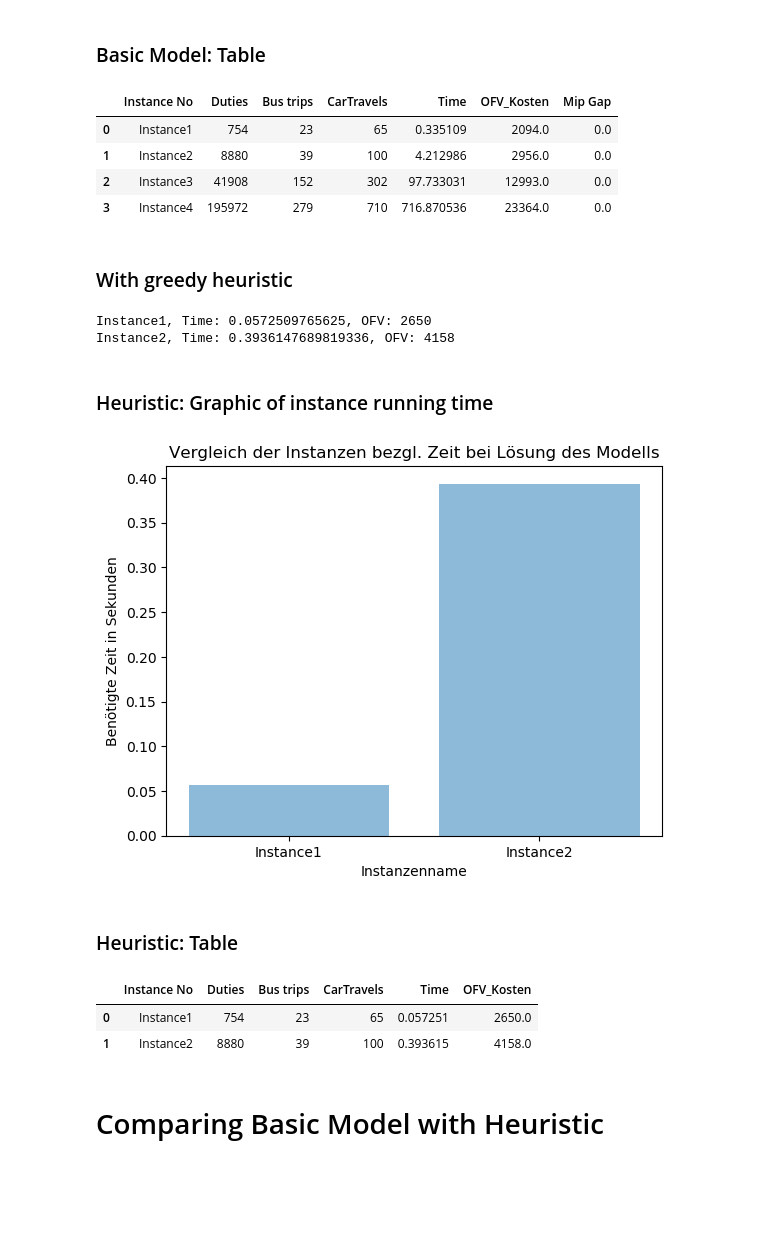
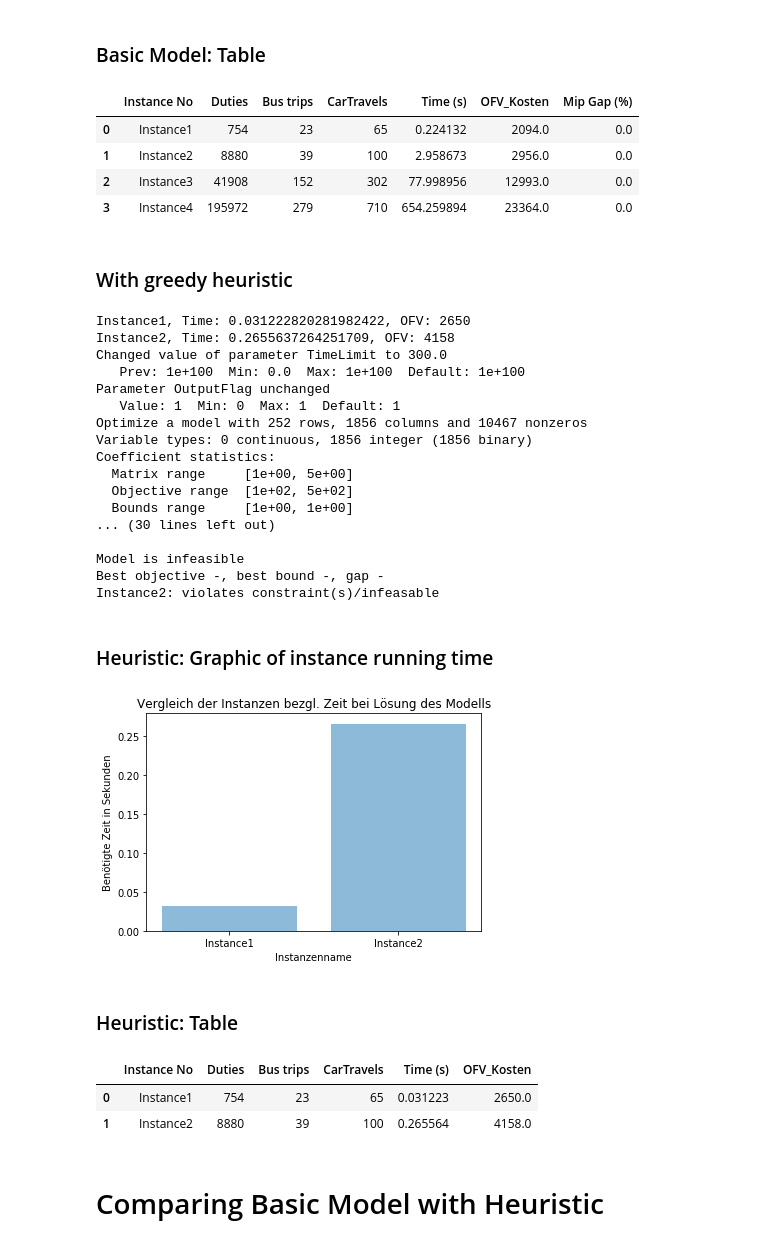
Before and after one commit to martikevin/SeminarQM-FS19, a Jupyter notebook: Model/DSPSC Model.ipynb, the cells around one changed output. Cells and saved outputs as stored; diff of their text form; code cells hidden in the pictures; blank space fills up the shorter version.

```diff
--- a/Model/DSPSC Model.ipynb
+++ b/Model/DSPSC Model.ipynb
@@ -103,11 +103,17 @@ class DSPSC:
     def solve_with_gurobi(self, time_limit):
         return solve_basic_dspsc_model(self.duties, self.duty_cost, self.bus_trips, self.car_travels, self.car_travel_departures,
                                 self.car_travel_arrivals, self.car_departure_times, self.H_tuples, self.u,
-                                self.v, self.beta,self.A, self.G, self.H, self.M, self.Q, time_limit)
+                                self.v, self.beta,self.A, self.G, self.H, self.M, self.Q, time_limit, None)
 
     #Solves the DSPSC problem with a greedy heuristic introduced by Perumal et. al. 2019.
     def solve_with_greedy_heuristic(self, TIME_LIMIT):
         return greedy_heuristic(self.duty_objects, self.bus_trips, self.car_travel_objects, self.G, self.H_tuples, self.beta, TIME_LIMIT)
+
+    #Checks if greedy solution is feasable
+    def check_greedy_heuristic(self, time_limit, s):
+        return solve_basic_dspsc_model(self.duties, self.duty_cost, self.bus_trips, self.car_travels, self.car_travel_departures,
+                                self.car_travel_arrivals, self.car_departure_times, self.H_tuples, self.u,
+                                self.v, self.beta,self.A, self.G, self.H, self.M, self.Q, time_limit, s)
 # %% [markdown]
 # Basic DSPSC Model
 # %%
@@ -443,12 +454,12 @@ plt.show();
 # %%
 import pandas as pd
 df=pd.DataFrame({'Instance No':instances,'Duties': number_of_duties,'Bus trips': number_of_bus_trips,
-                 'CarTravels':number_of_car_travels,'Time':timegraph,
-                "OFV_Kosten":OFV,"Mip Gap":MIPGap})
+                 'CarTravels':number_of_car_travels,'Time (s)':timegraph,
+                "OFV_Kosten":OFV,"Mip Gap (%)":MIPGap})
 df
 # %% [output]
-|  | Instance No | Duties | Bus trips | CarTravels | Time | OFV_Kosten | Mip Gap |
-| 0 | Instance1 | 754 | 23 | 65 | 0.335109 | 2094.0 | 0.0 |
-| 1 | Instance2 | 8880 | 39 | 100 | 4.212986 | 2956.0 | 0.0 |
-| 2 | Instance3 | 41908 | 152 | 302 | 97.733031 | 12993.0 | 0.0 |
-| 3 | Instance4 | 195972 | 279 | 710 | 716.870536 | 23364.0 | 0.0 |
+|  | Instance No | Duties | Bus trips | CarTravels | Time (s) | OFV_Kosten | Mip Gap (%) |
+| 0 | Instance1 | 754 | 23 | 65 | 0.224132 | 2094.0 | 0.0 |
+| 1 | Instance2 | 8880 | 39 | 100 | 2.958673 | 2956.0 | 0.0 |
+| 2 | Instance3 | 41908 | 152 | 302 | 77.998956 | 12993.0 | 0.0 |
+| 3 | Instance4 | 195972 | 279 | 710 | 654.259894 | 23364.0 | 0.0 |
@@ -465,6 +479,7 @@ OFV_h = []
 number_of_duties_h = []
 number_of_bus_trips_h = []
 number_of_car_travels_h = []
+feasability_check = []
 
 for instance in instances_h:
     model = DSPSC()
@@ -477,39 +492,62 @@ for instance in instances_h:
     print(str(instance)+  ", Time: " + str(solution_h[instance][0]) + ", OFV: " + str(solution_h[instance][1]))
     timegraph_h.append(str(solution_h[instance][0]))
     OFV_h.append(str(solution_h[instance][1]))
+
+#check feasability with gurobi solver
+for instance in instances_h:
+    try:
+        model.load_data(instance, True)
+        feasability_check = model.check_greedy_heuristic(time_limit, solution_h[instance][2])
+    except:
+        print(str(instance) + ": violates constraint(s)/infeasable")
 # %% [output]
-Instance1, Time: 0.0572509765625, OFV: 2650
-Instance2, Time: 0.3936147689819336, OFV: 4158
+Instance1, Time: 0.031222820281982422, OFV: 2650
+Instance2, Time: 0.2655637264251709, OFV: 4158
+Changed value of parameter TimeLimit to 300.0
+   Prev: 1e+100  Min: 0.0  Max: 1e+100  Default: 1e+100
+Parameter OutputFlag unchanged
+   Value: 1  Min: 0  Max: 1  Default: 1
+Optimize a model with 252 rows, 1856 columns and 10467 nonzeros
+Variable types: 0 continuous, 1856 integer (1856 binary)
+Coefficient statistics:
+  Matrix range     [1e+00, 5e+00]
+  Objective range  [1e+02, 5e+02]
+  Bounds range     [1e+00, 1e+00]
+... (30 lines left out)
+
+Model is infeasible
+Best objective -, best bound -, gap -
+Instance2: violates constraint(s)/infeasable
 # %% [markdown]
 ### Heuristic: Graphic of instance running time
 # %%
 import matplotlib.pyplot as plt_h
 timegraph_h = [float(x) for x in timegraph_h]
 OFV_h = [float(x) for x in OFV_h]
 
 
 objects_h = (instances_h)
 y_pos = np.arange(len(objects_h))
 performance = (timegraph_h)
 
 plt_h.bar(y_pos, performance, align='center', alpha=0.5)
-plt_h.xticks(y_pos, objects)
+plt_h.xticks(y_pos, objects_h)
 plt_h.ylabel('Benötigte Zeit in Sekunden')
 plt_h.xlabel('Instanzenname')
 plt_h.title('Vergleich der Instanzen bezgl. Zeit bei Lösung des Modells')
 
 plt_h.show();
 # %% [output]
-[figure, old version]
+[figure, new version]
 # %% [markdown]
 ### Heuristic: Table
 # %%
 import pandas as pd
-df=pd.DataFrame({'Instance No':instances_h,'Duties': number_of_duties_h,'Bus trips': number_of_bus_trips_h,
-                 'CarTravels':number_of_car_travels_h,'Time':timegraph_h,
+df_h=pd.DataFrame({'Instance No':instances_h,'Duties': number_of_duties_h,'Bus trips': number_of_bus_trips_h,
+                 'CarTravels':number_of_car_travels_h,'Time (s)':timegraph_h,
                 "OFV_Kosten":OFV_h})
-df
+df_h
 # %% [output]
-|  | Instance No | Duties | Bus trips | CarTravels | Time | OFV_Kosten |
-| 0 | Instance1 | 754 | 23 | 65 | 0.057251 | 2650.0 |
-| 1 | Instance2 | 8880 | 39 | 100 | 0.393615 | 4158.0 |
+|  | Instance No | Duties | Bus trips | CarTravels | Time (s) | OFV_Kosten |
+| 0 | Instance1 | 754 | 23 | 65 | 0.031223 | 2650.0 |
+| 1 | Instance2 | 8880 | 39 | 100 | 0.265564 | 4158.0 |
```
Also changed, not shown: parts of 8 cells of this notebook, 5 other files.
